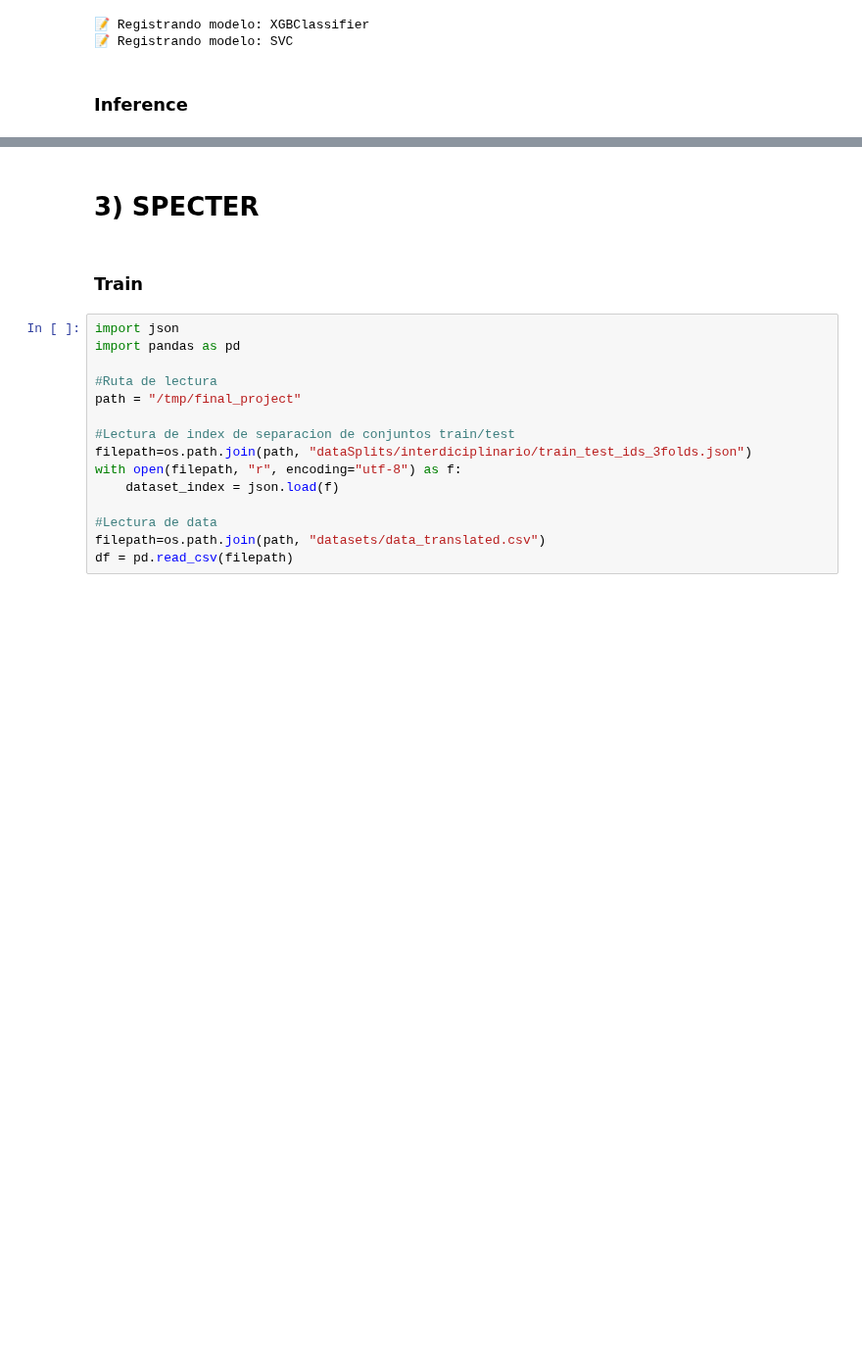
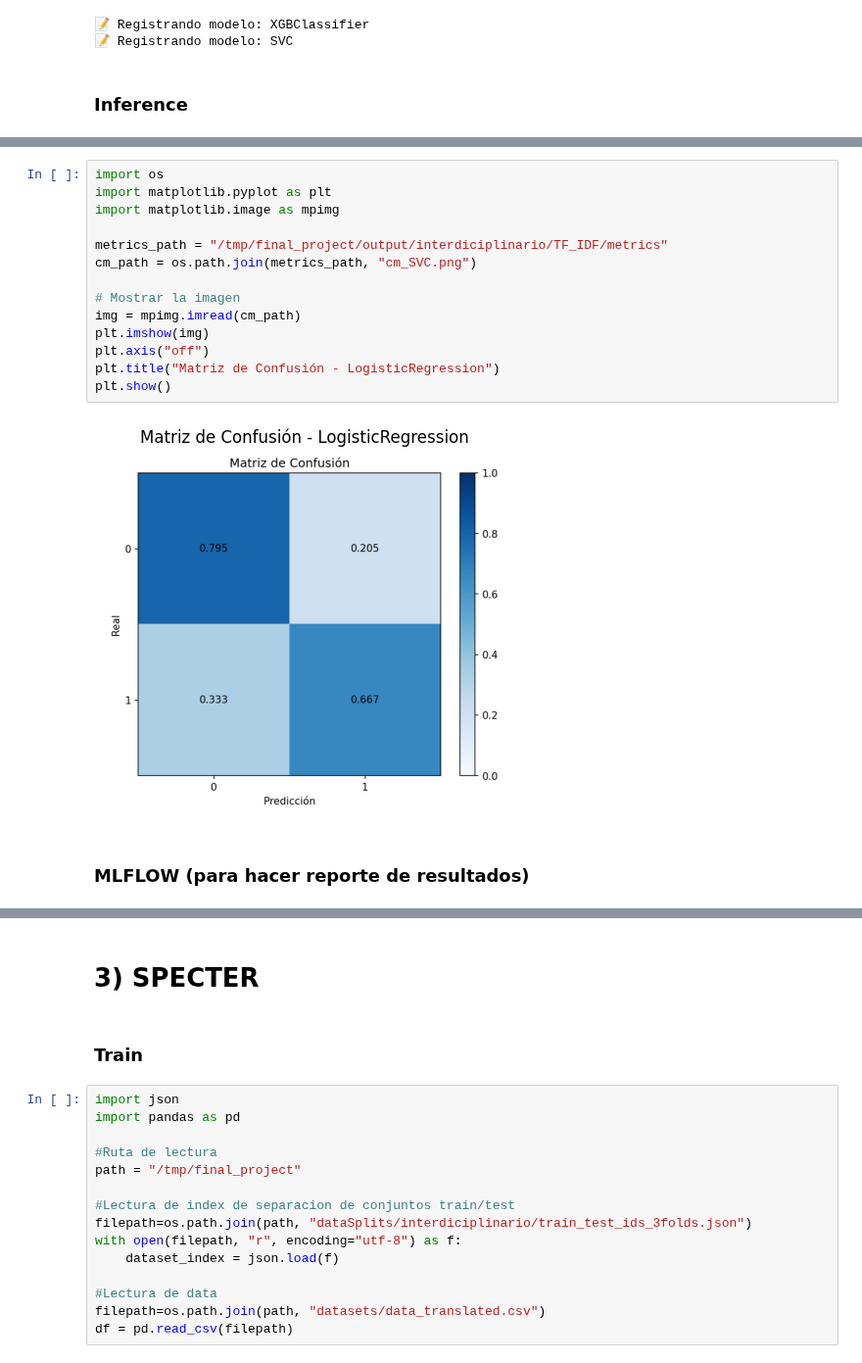
Before and after one commit to jitalo333/VRID_language_proyect, a Jupyter notebook: BERT/pipeline_notebooks/interdiciplinario.ipynb, the cells around one changed output, grey strips where cells are left out. Shown at 98% size. Saved outputs shown, nothing was run; the diff lists cells and outputs as text; blank space fills up the shorter version.

Commit message:
inter y desafíos actualizado

```diff
--- a/BERT/pipeline_notebooks/interdiciplinario.ipynb
+++ b/BERT/pipeline_notebooks/interdiciplinario.ipynb
@@ -242,0 +259,18 @@ Prediction: [1]
+# %%
+import os
+import matplotlib.pyplot as plt
+import matplotlib.image as mpimg
+
+metrics_path = "/tmp/final_project/output/interdiciplinario/TF_IDF/metrics"
+cm_path = os.path.join(metrics_path, "cm_SVC.png")
+
+# Mostrar la imagen
+img = mpimg.imread(cm_path)
+plt.imshow(img)
+plt.axis("off")
+plt.title("Matriz de Confusión - LogisticRegression")
+plt.show()
+# %% [output]
+[figure, added]
+# %% [markdown]
+### MLFLOW (para hacer reporte de resultados)
```
Also changed, not shown: parts of 17 cells of this notebook, 2 other files.
